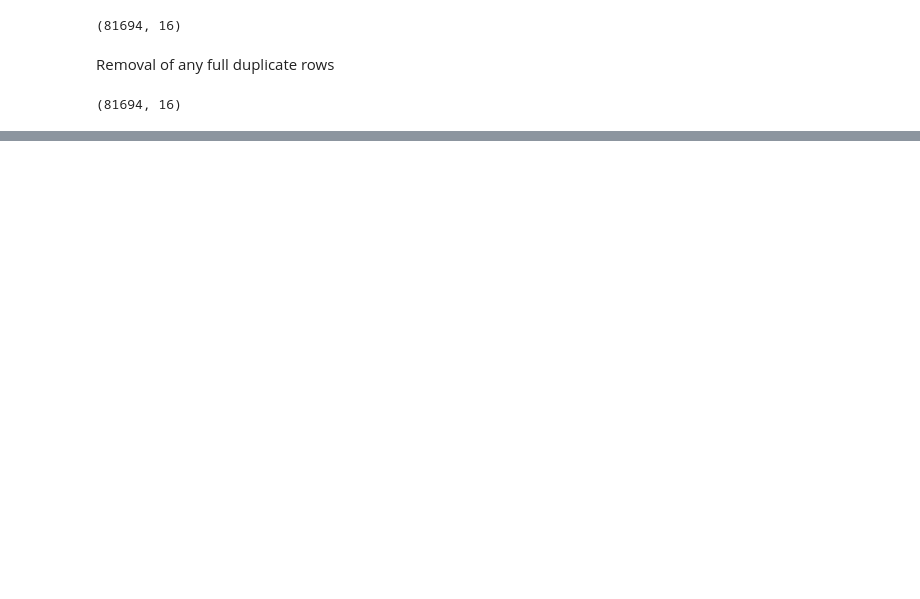
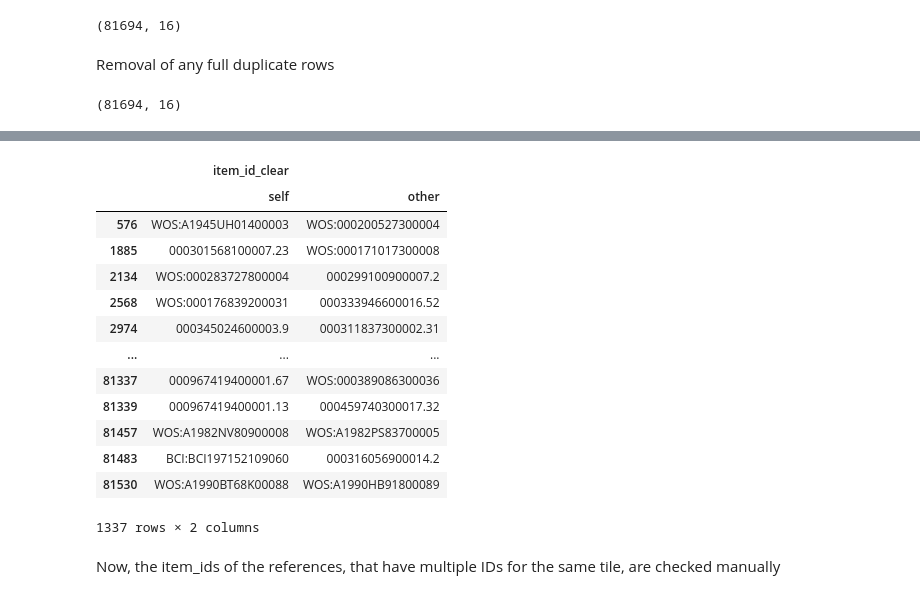
Before and after one commit to vivkow/MA_Neuro, a Jupyter notebook: cn_refs_cleaning.ipynb, the cells around one changed output, grey strips where cells are left out. Saved outputs shown, nothing was run; the diff lists cells and outputs as text; code cells hidden in the pictures; blank space fills up the shorter version.

```diff
--- a/cn_refs_cleaning.ipynb
+++ b/cn_refs_cleaning.ipynb
@@ -35,0 +94,11 @@ cnrefs['title_lower'] = cn_refs['ref_item_title'].str.lower()
+# %%
+dictdupcn = {k: dictcn[k] for k in dictcn if len(dictcn[k]) > 1}
+
+#print(dictdupcn)
+len(dictdupcn) # 549
+
+#cn_refs.isna()
+#print(sorted(dictdupcn.items(), key= lambda x: len(x[1]), reverse=True) ) # Sort by number of values
+
+del dictdupcn[np.nan] # nan needs the np in front!!
+dictdupcn_sorted = sorted(dictdupcn.items(), key= lambda x: len(x[1]), reverse=True) # Sort by number of values
@@ -35,0 +138,23 @@ cnrefs['title_lower'] = cn_refs['ref_item_title'].str.lower()
+# %%
+cn_refs['item_id_clear'] = cn_refs['item_id_cited'] # Clone item_id_cited column to later replace values only in there
+cn_refs.head() # new column created
+type(dictdupcn) # dict
+
+dictreplace_cn ={v[0]: v[1:] for v in dictdupcn.values()}
+# ignore keys aka titles; take first id as key, remaining ids until last as values
+# goal: {'BCI:BCI19522600023673': ["A", "B"]}
+dfdictreplace_cn=pd.DataFrame.from_dict(dict(dictdupcn_sorted), orient='index') # df for better visibility
+dfdictreplace_cn
+# rearranging dictionary to long format to avoid double looping through df and value lists
+
+dictreplace_cn_alt = {i: k for k,v in dictreplace_cn.items() for i in v} # needs .items(), otherwise returns meta stuff
+# k becomes first id
+# v is remaining list of other ids
+
+# same as:
+#dictreplace_alt = {}
+#for k,v in dictreplace.items():
+#    for i in v:
+#        dictreplace_alt[i]=k
+
+dictreplace_cn_alt
@@ -35,0 +179,20 @@ cnrefs['title_lower'] = cn_refs['ref_item_title'].str.lower()
+# %%
+cn_refs2 = cn_refs.replace({'item_id_clear':dictreplace_cn_alt})
+cn_refs.compare(cn_refs2) #1337 rows × 2 columns
+# %% [output]
+|  | item_id_clear |  |
+|  | self | other |
+| 576 | WOS:A1945UH01400003 | WOS:000200527300004 |
+| 1885 | 000301568100007.23 | WOS:000171017300008 |
+| 2134 | WOS:000283727800004 | 000299100900007.2 |
+| 2568 | WOS:000176839200031 | 000333946600016.52 |
+| 2974 | 000345024600003.9 | 000311837300002.31 |
+| ... | ... | ... |
+| 81337 | 000967419400001.67 | WOS:000389086300036 |
+| 81339 | 000967419400001.13 | 000459740300017.32 |
+| 81457 | WOS:A1982NV80900008 | WOS:A1982PS83700005 |
+| 81483 | BCI:BCI197152109060 | 000316056900014.2 |
+| 81530 | WOS:A1990BT68K00088 | WOS:A1990HB91800089 |
+1337 rows × 2 columns
+# %% [markdown]
+Now, the item_ids of the references, that have multiple IDs for the same tile, are checked manually
```
Also changed, not shown: parts of 18 cells of this notebook.
